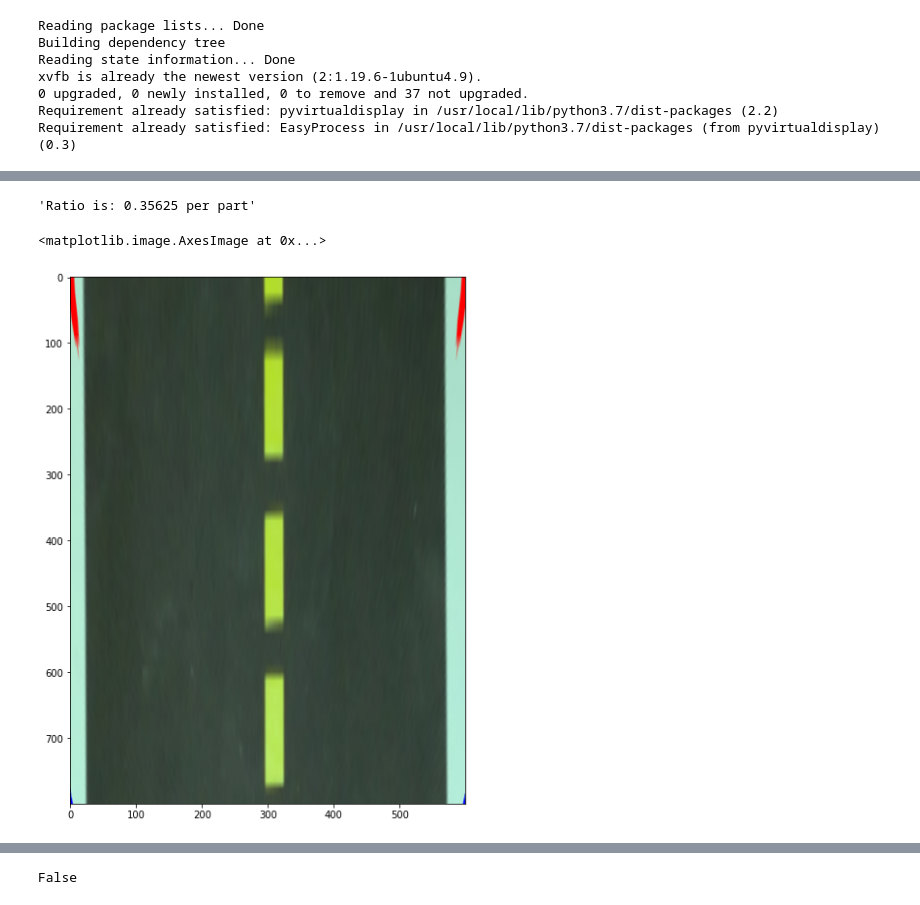
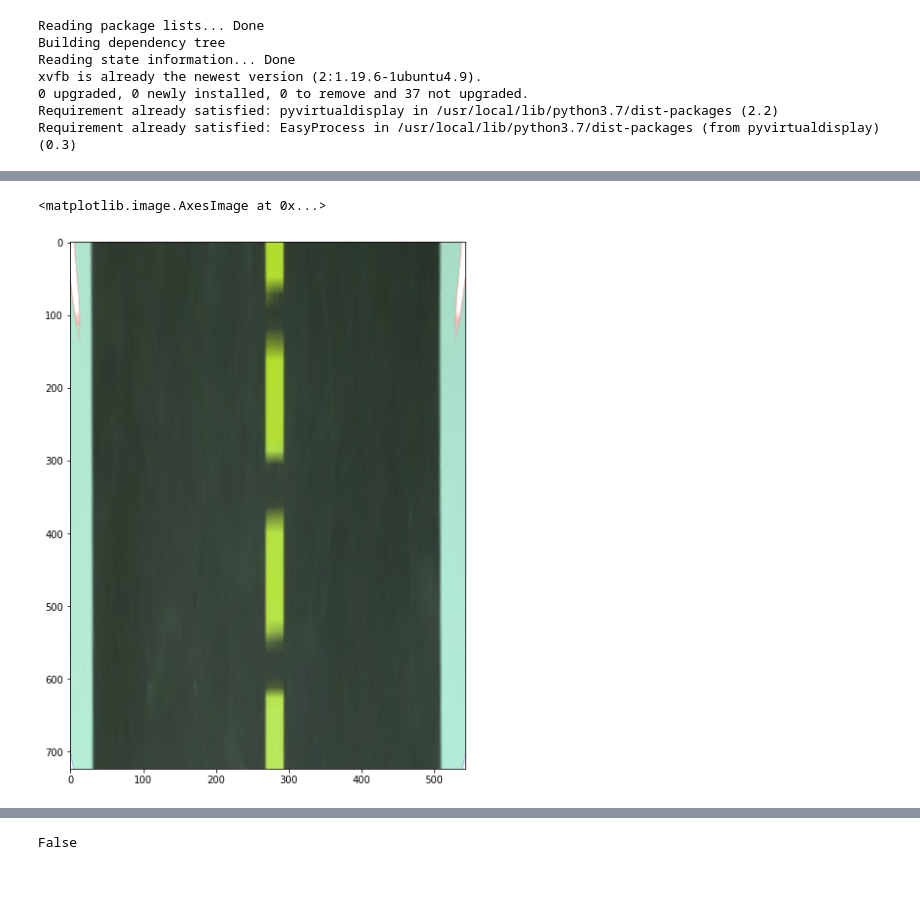
Before and after one commit to poliduckie/ReinforcementLearning, a Jupyter notebook: duckietown_filter.ipynb, the cells around one changed output, grey strips where cells are left out. Saved outputs shown, nothing was run; the diff lists cells and outputs as text; code cells hidden in the pictures.

Commit message:
Better tests

```diff
--- a/duckietown_filter.ipynb
+++ b/duckietown_filter.ipynb
@@ -187,0 +185,8 @@ plt.imshow(test)
+# %%
+from PIL import Image
+import requests
+from io import BytesIO
+
+response = requests.get("https://raw.githubusercontent.com/poliduckie/ReinforcementLearning/main/wrappers/perfect_road.png?token=AKSDDRDW4FBKKATITYNILA3BR2I2U")
+test = Image.open(BytesIO(response.content))
+plt.imshow(test)
@@ -188,3 +196,5 @@ plt.imshow(test)
+# %%
+test = np.array(test, dtype=np.uint8)
 # %%
 from copy import deepcopy
 edit = deepcopy(test)
@@ -200,9 +210,5 @@ plt.imshow(edit)
-# %%
-f"Ratio is: {((680-110)/800)/2} per part"
-# %% [output]
-'Ratio is: 0.35625 per part'
 # %%
-plt.imshow(birdeye(edit))
+plt.imshow(birdeye(edit), test=True)
 # %% [output]
 <matplotlib.image.AxesImage at 0x...>
-[figure, old version]
+[figure, new version]
```
Also changed, not shown: parts of 9 cells of this notebook.
